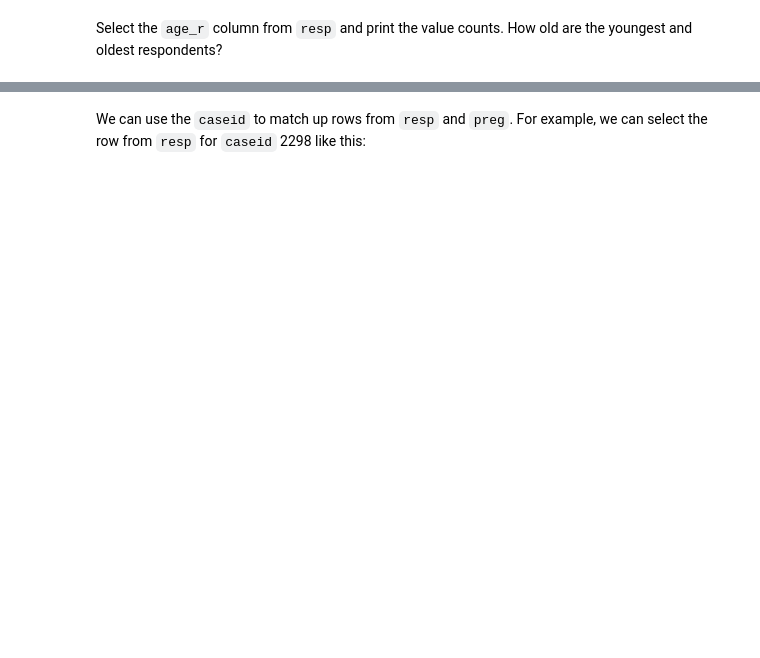
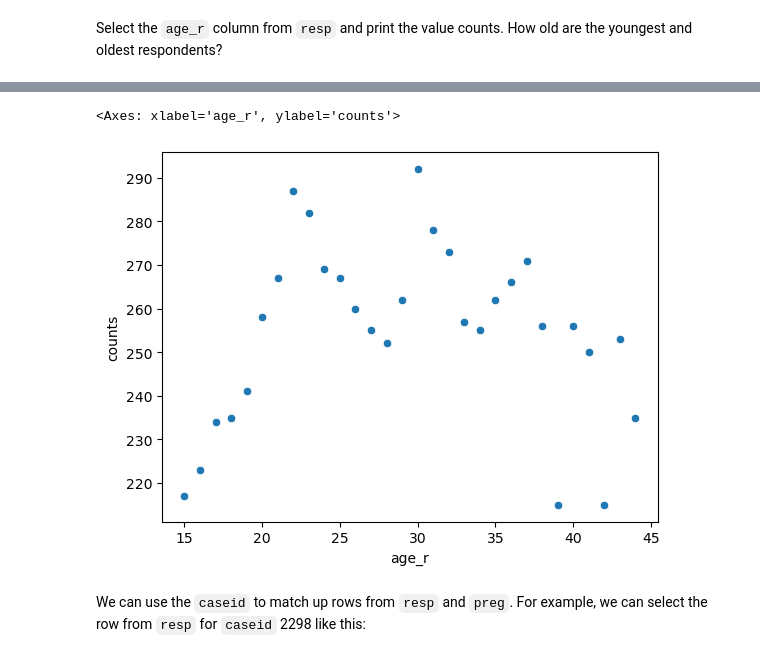
Before and after one commit to victorteodoro/ThinkStats2, a Jupyter notebook: code/chap01ex.ipynb, the cells around one changed output, grey strips where cells are left out. Cells and saved outputs as stored; diff of their text form; code cells hidden in the pictures; blank space fills up the shorter version.

```diff
--- a/code/chap01ex.ipynb
+++ b/code/chap01ex.ipynb
@@ -173,3 +219,5 @@ download("https://github.com/AllenDowney/ThinkStats2/raw/master/code/2002FemResp
 download("https://github.com/AllenDowney/ThinkStats2/raw/master/code/2002FemResp.dat.gz")
 # %%
 resp = nsfg.ReadFemResp()
+# %%
+resp_polars = pl.DataFrame(resp)
@@ -180,2 +247,5 @@ resp.head()
 # %% [markdown]
 Select the `age_r` column from `resp` and print the value counts.  How old are the youngest and oldest respondents?
+# %%
+age_counts = resp_polars['age_r'].value_counts().sort(
+    by='age_r', descending=True)
@@ -182,3 +270,8 @@ Select the `age_r` column from `resp` and print the value counts.  How old are t
+# %%
+sns.scatterplot(x=age_counts['age_r'], y=age_counts['counts'])
+# %% [output]
+<Axes: xlabel='age_r', ylabel='counts'>
+[figure, added]
 # %% [markdown]
 We can use the `caseid` to match up rows from `resp` and `preg`.  For example, we can select the row from `resp` for `caseid` 2298 like this:
 # %%
```
Also changed, not shown: parts of 19 cells of this notebook.
